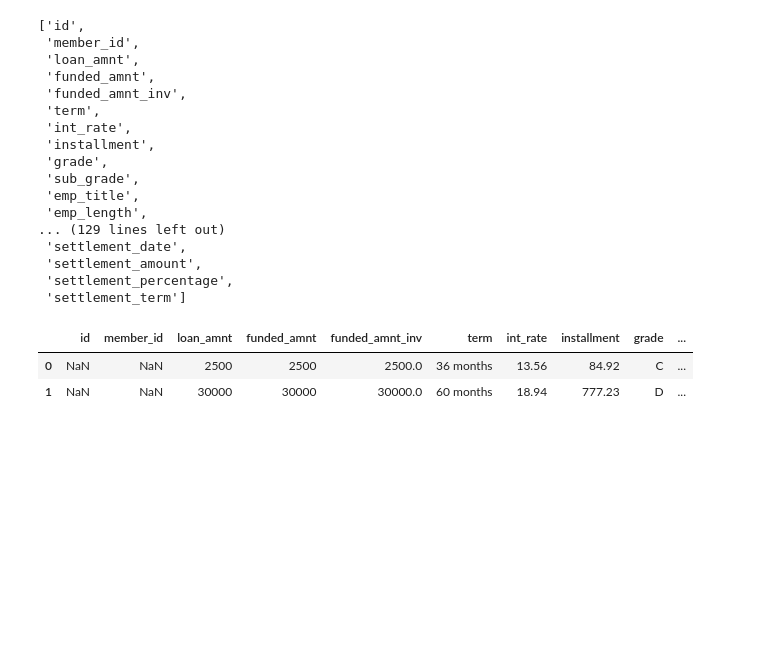
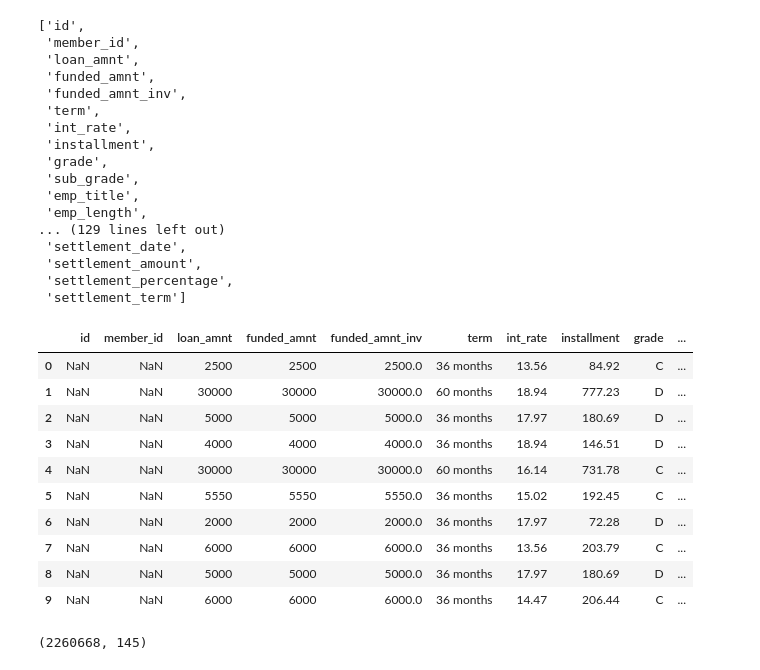
Before and after one commit to yohn-dezmon/lending-club-loan-pipeline, a Jupyter notebook: DataExploration/loan_data_exploration.ipynb, the cells around one changed output. Drawn from its saved outputs; the diff is of its cells as text; code cells hidden in the pictures; blank space fills up the shorter version.

Commit message:
began data exploration

```diff
--- a/DataExploration/loan_data_exploration.ipynb
+++ b/DataExploration/loan_data_exploration.ipynb
@@ -36,6 +33,3 @@ de = DataExplorer()
-# %%
-pathToInput = de.loadConfig()
-df = de.loadData(pathToInput)
 # %%
 # print all columns in the dataframe
 list_of_cols = df.columns.tolist()
@@ -58,9 +52,23 @@ list_of_cols
  'settlement_amount',
  'settlement_percentage',
  'settlement_term']
-# %%
-df.head(2)
-# %% [output]
-|  | id | member_id | loan_amnt | funded_amnt | funded_amnt_inv | term | int_rate | installment | grade | ... |
-| 0 | NaN | NaN | 2500 | 2500 | 2500.0 | 36 months | 13.56 | 84.92 | C | ... |
-| 1 | NaN | NaN | 30000 | 30000 | 30000.0 | 60 months | 18.94 | 777.23 | D | ... |
+# %%
+# see the first five rows of the dataset
+df.head(10)
+# %% [output]
+|  | id | member_id | loan_amnt | funded_amnt | funded_amnt_inv | term | int_rate | installment | grade | ... |
+| 0 | NaN | NaN | 2500 | 2500 | 2500.0 | 36 months | 13.56 | 84.92 | C | ... |
+| 1 | NaN | NaN | 30000 | 30000 | 30000.0 | 60 months | 18.94 | 777.23 | D | ... |
+| 2 | NaN | NaN | 5000 | 5000 | 5000.0 | 36 months | 17.97 | 180.69 | D | ... |
+| 3 | NaN | NaN | 4000 | 4000 | 4000.0 | 36 months | 18.94 | 146.51 | D | ... |
+| 4 | NaN | NaN | 30000 | 30000 | 30000.0 | 60 months | 16.14 | 731.78 | C | ... |
+| 5 | NaN | NaN | 5550 | 5550 | 5550.0 | 36 months | 15.02 | 192.45 | C | ... |
+| 6 | NaN | NaN | 2000 | 2000 | 2000.0 | 36 months | 17.97 | 72.28 | D | ... |
+| 7 | NaN | NaN | 6000 | 6000 | 6000.0 | 36 months | 13.56 | 203.79 | C | ... |
+| 8 | NaN | NaN | 5000 | 5000 | 5000.0 | 36 months | 17.97 | 180.69 | D | ... |
+| 9 | NaN | NaN | 6000 | 6000 | 6000.0 | 36 months | 14.47 | 206.44 | C | ... |
+# %%
+# return a tuple of (num_of_rows, num_of_cols)
+df.shape
+# %% [output]
+(2260668, 145)
```
Also changed, not shown: parts of 4 cells of this notebook, 1 other file.
